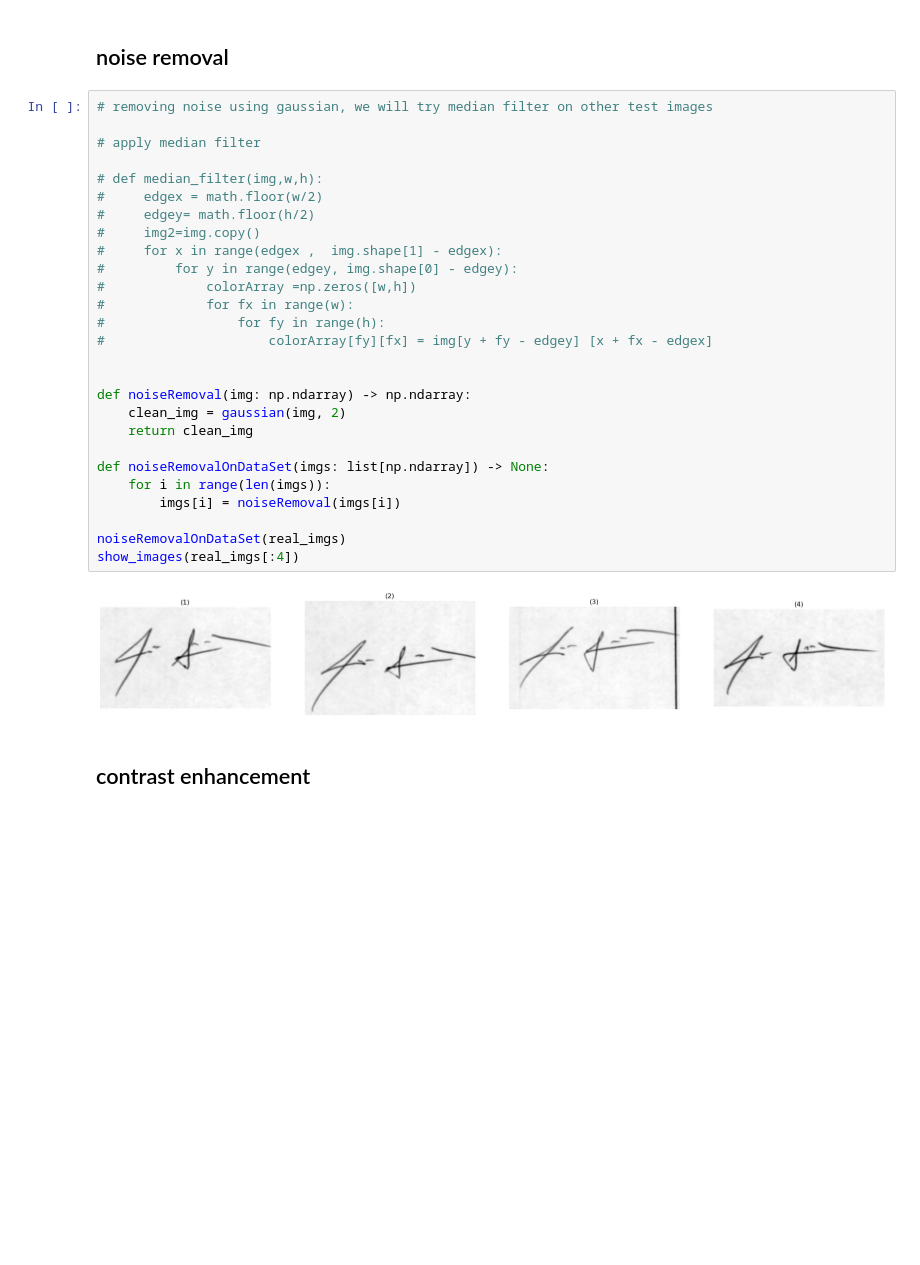
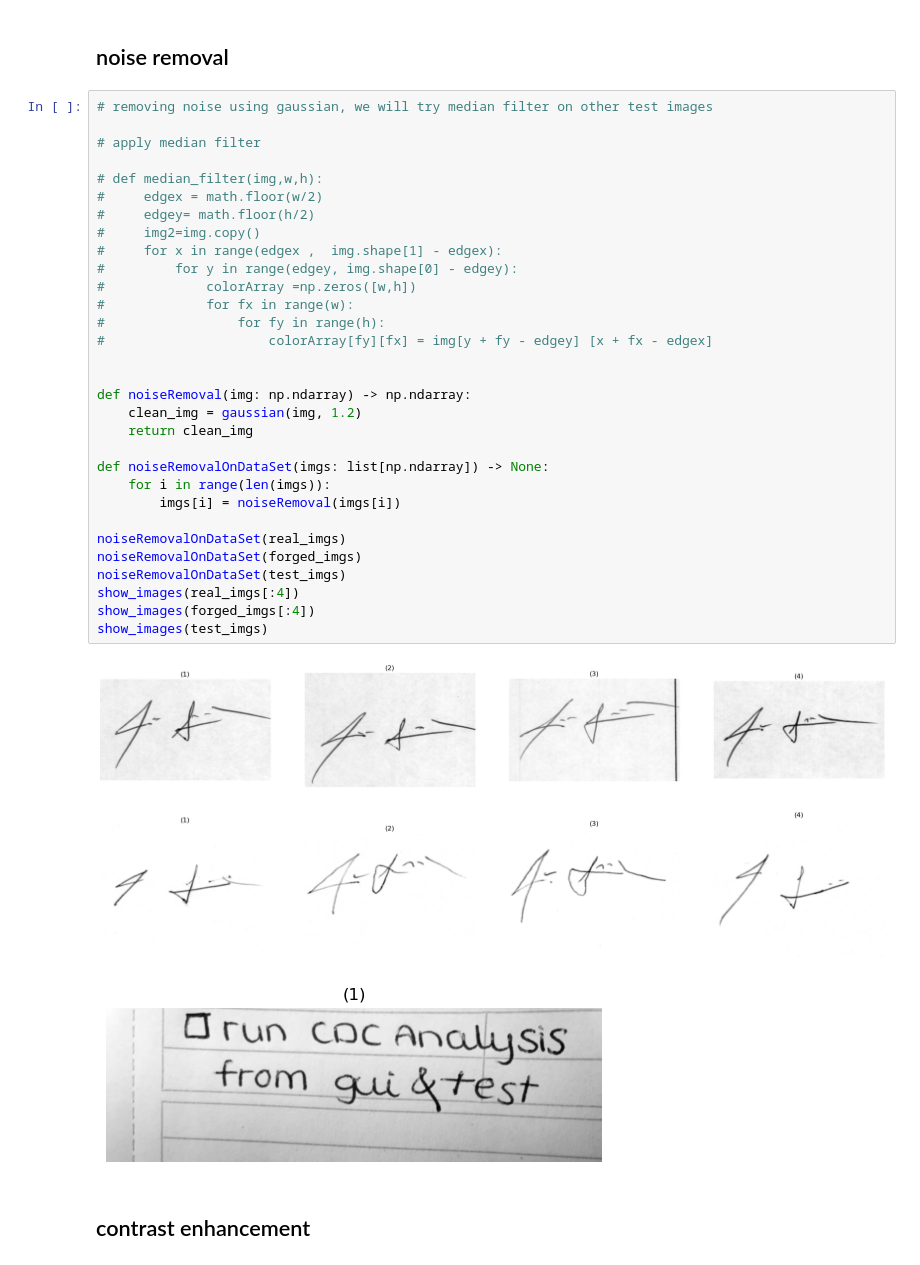
Before and after one commit to yasmin-hashem24/Signarture_verification_Image23, a Jupyter notebook: all.ipynb, the cells around one changed output. Cells and saved outputs as stored; diff of their text form; blank space fills up the shorter version.

```diff
--- a/all.ipynb
+++ b/all.ipynb
@@ -194,32 +199,38 @@ real_imgs = readDataset('1/real/')
 # %%
 # removing noise using gaussian, we will try median filter on other test images
 
 # apply median filter
 
 # def median_filter(img,w,h):
 #     edgex = math.floor(w/2)
 #     edgey= math.floor(h/2)
 #     img2=img.copy()
 #     for x in range(edgex ,  img.shape[1] - edgex):
 #         for y in range(edgey, img.shape[0] - edgey):
 #             colorArray =np.zeros([w,h])
 #             for fx in range(w):
 #                 for fy in range(h):
 #                     colorArray[fy][fx] = img[y + fy - edgey] [x + fx - edgex]
 
 
 def noiseRemoval(img: np.ndarray) -> np.ndarray:
-    clean_img = gaussian(img, 2)
+    clean_img = gaussian(img, 1.2)
     return clean_img
 
 def noiseRemovalOnDataSet(imgs: list[np.ndarray]) -> None:
     for i in range(len(imgs)):
         imgs[i] = noiseRemoval(imgs[i])
 
 noiseRemovalOnDataSet(real_imgs)
+noiseRemovalOnDataSet(forged_imgs)
+noiseRemovalOnDataSet(test_imgs)
 show_images(real_imgs[:4])
+show_images(forged_imgs[:4])
+show_images(test_imgs)
 # %% [output]
 [figure]
+[figure, added]
+[figure, added]
 # %% [markdown]
 ## contrast enhancement
 # %%
```
Also changed, not shown: parts of 13 cells of this notebook, 1 other file.
